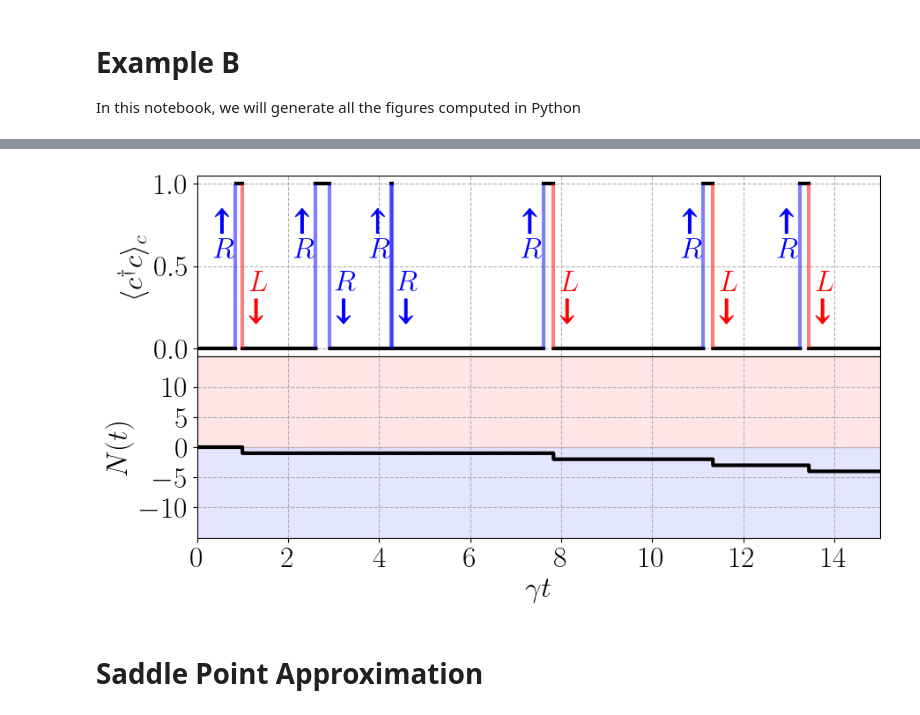
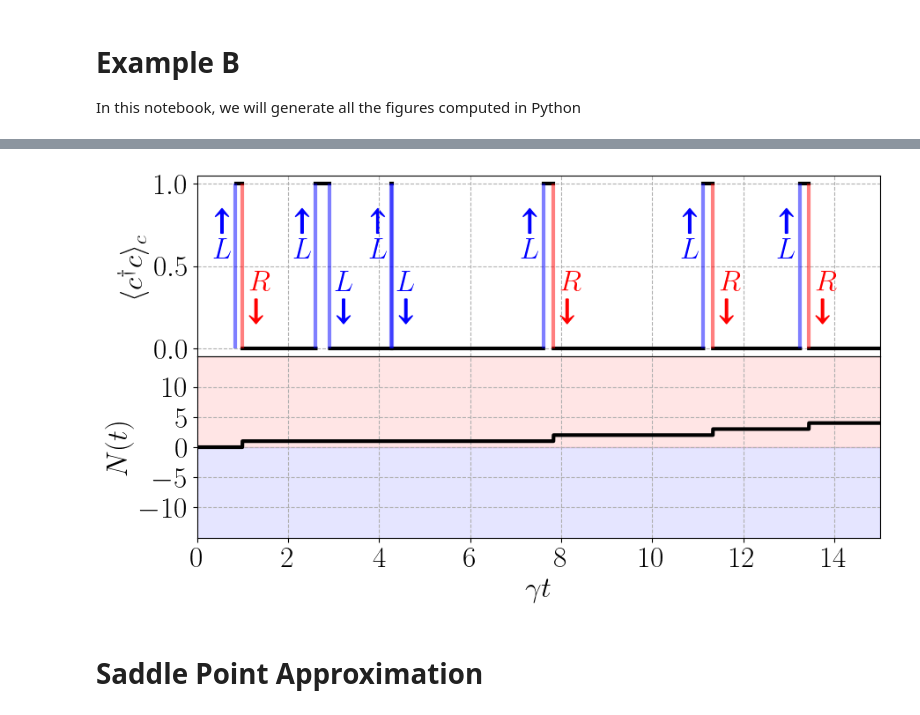
Before and after one commit to mikeal888/Tutorial_Paper, a Jupyter notebook: Example_B.ipynb, the cells around one changed output, grey strips where cells are left out. Cells and saved outputs as stored; diff of their text form; code cells hidden in the pictures.

```diff
--- a/Example_B.ipynb
+++ b/Example_B.ipynb
@@ -108,7 +108,7 @@ for i in range(len(tNHp)):
 
     plt.vlines(tNHp[i], 0, 1, color=c1, linewidth=3, alpha=0.5)
     plt.arrow(tNHp[i]-0.3, 0.7, 0, length, head_width=headw, head_length=headl, width=width, color=c1, overhang=over)
-    plt.text(tNHp[i]-0.45, 0.55, r'$L$', color=c1)
+    plt.text(tNHp[i]-0.45, 0.55, r'$R$', color=c1)
 
 for i in range(len(tNHm)):
 
@@ -116,7 +116,7 @@ for i in range(len(tNHm)):
 
     plt.vlines(tNHm[i], 0, 1, color=c2, linewidth=3, alpha=0.5)
     plt.arrow(tNHm[i]+0.3, 0.3, 0, -length, head_width=headw, head_length=headl, width=width, color=c2, overhang=over)
-    plt.text(tNHm[i]+0.15, 0.35, r'$L$', color=c2)
+    plt.text(tNHm[i]+0.15, 0.35, r'$R$', color=c2)
 
 for i in range(len(tNCp)):
 
@@ -124,7 +124,7 @@ for i in range(len(tNCp)):
 
     plt.vlines(tNCp[i], 0, 1, color=c3, linewidth=3, alpha=0.5)
     plt.arrow(tNCp[i]-0.3, 0.7, 0, length, head_width=headw, head_length=headl, width=width, color=c3, overhang=over)
-    plt.text(tNCp[i]-0.5, 0.55, r'$R$', color=c3)
+    plt.text(tNCp[i]-0.5, 0.55, r'$L$', color=c3)
 
 for i in range(len(tNCm)):
 
@@ -132,38 +132,38 @@ for i in range(len(tNCm)):
 
     plt.vlines(tNCm[i], 0, 1, color=c4, linewidth=3, alpha=0.5)
     plt.arrow(tNCm[i]+0.3, 0.3, 0, -length, head_width=headw, head_length=headl, width=width, color=c4, overhang=over)
-    plt.text(tNCm[i]+0.1, 0.35, r'$R$', color=c4)
+    plt.text(tNCm[i]+0.1, 0.35, r'$L$', color=c4)
 
 plt.grid(True, linestyle='--')
 
 plt.yticks([0, 0.5, 1])
 plt.xticks(np.arange(2, 16, 2))
 plt.xlabel(r'$t$')
 plt.ylabel(r'$\langle c^{\dagger}c\rangle_{c}$')
 plt.xlim([0, tfi])
 plt.ylim([-0.05,1.05])
 
 
 plt.subplot(3, 1,2)
-plt.plot(t[t<tfi], (Ih)[t<tfi]/dt, linewidth=3, color='k', label=r'${\rm H}$')
+plt.plot(t[t<tfi], -(Ih)[t<tfi]/dt, linewidth=3, color='k', label=r'${\rm H}$')
 
 plt.fill_between([0, tm], -15, 0, color='b', alpha=0.1)
 plt.fill_between([0, tm], 0, 15, color='r', alpha=0.1)
 
 plt.grid(True, linestyle='--')
 
 plt.xticks(np.arange(0, 18, 2))
 plt.yticks(range(-10, 15, 5))
 plt.xlabel(r'$\gamma t$')
 plt.ylabel(r'$N(t)$')
 plt.xlim([0, tm])
 plt.ylim([-15, 15])
 
 plt.subplots_adjust(wspace=0, hspace=0)
 
 plt.show()
 # %% [output]
-[figure, old version]
+[figure, new version]
 # %% [markdown]
 # Saddle Point Approximation
 # %%
```
Also changed, not shown: parts of 1 cell of this notebook, 8 other files.
